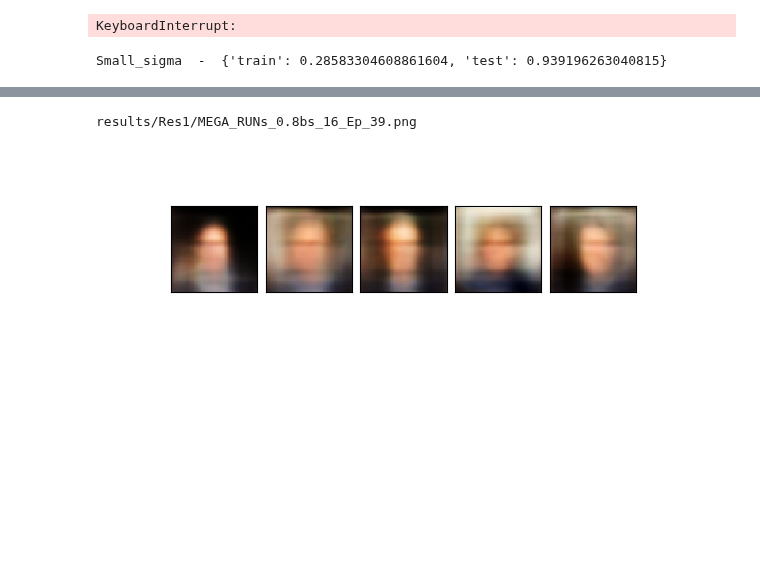
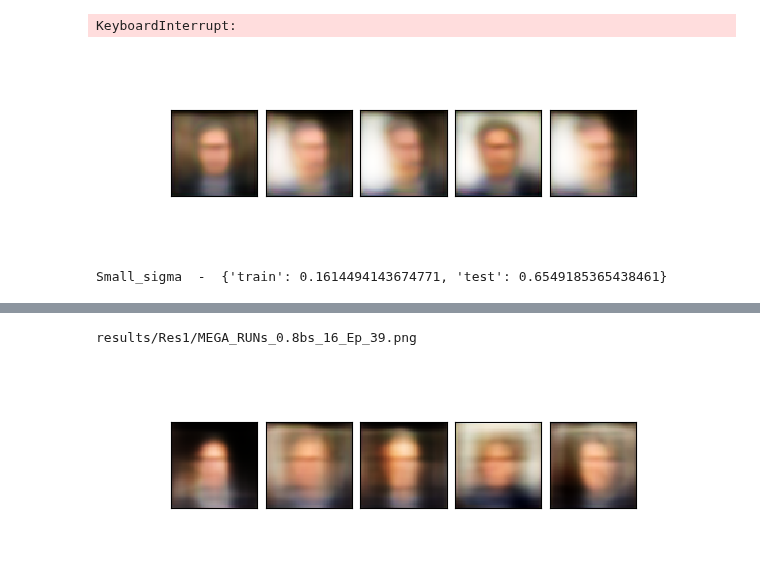
Before and after one commit to natsala13/cs236605-hw3, a Jupyter notebook: Part2_VAE.ipynb, the cells around one changed output, grey strips where cells are left out. Saved outputs shown, nothing was run; the diff lists cells and outputs as text; code cells hidden in the pictures; blank space fills up the shorter version.

```diff
--- a/Part2_VAE.ipynb
+++ b/Part2_VAE.ipynb
@@ -537,8 +529,13 @@ def plotResults(description,RunName):
 
 #     Image(imagefile)
     return imagefile
+# %%
+imagefile = 'results/Res3/MEGA_RUNlr_0.0001bs_16_Ep_39.png'
+Image(imagefile)
+# %% [output]
+[figure, added]
 # %%
-RES1 = './results/Res5/'
+RES1 = './results/Res6/'
 
 D = np.load(RES1 + 'RunFinal.npy').item()
 i = 0
@@ -548,4 +545,4 @@ for key in D.keys():
     if i % 4 == 0:
         print()
 # %% [output]
-Small_sigma  -  {'train': 0.28583304608861604, 'test': 0.939196263040815}
+Small_sigma  -  {'train': 0.1614494143674771, 'test': 0.6549185365438461}
```
Also changed, not shown: parts of 15 cells of this notebook, 1 other file.
